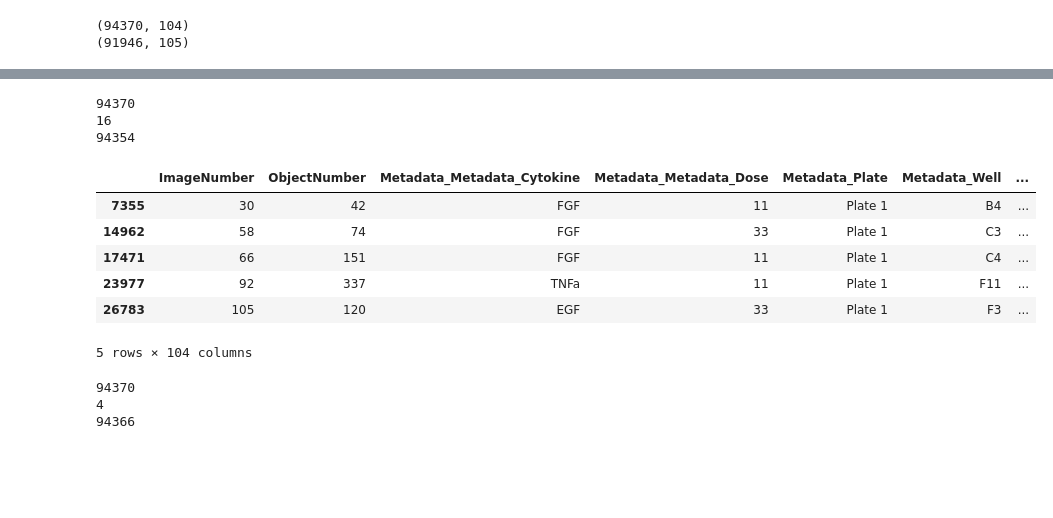
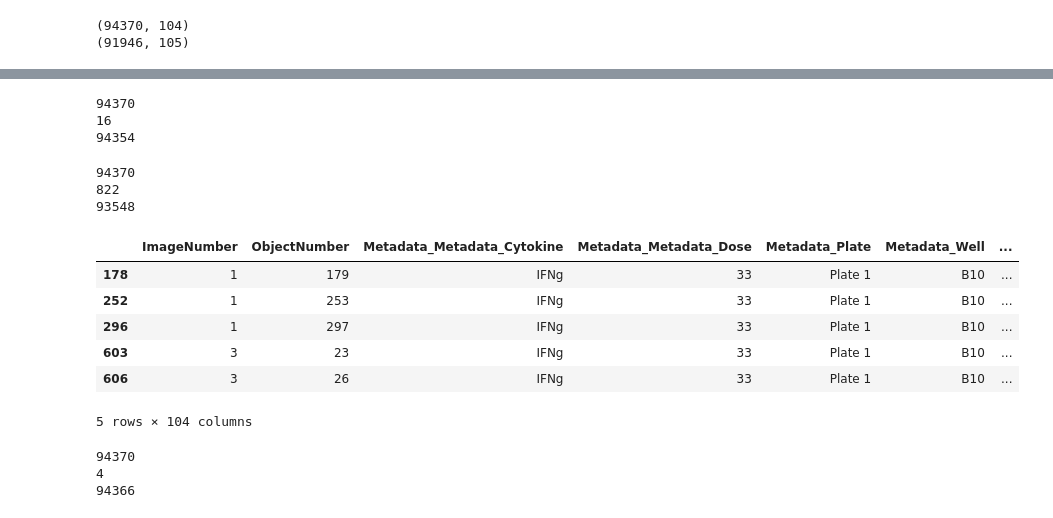
Before and after one commit to hww1999/HTI, a Jupyter notebook: Preprocessing/data_cleaning.ipynb, the cells around one changed output, grey strips where cells are left out. Saved outputs shown, nothing was run; the diff lists cells and outputs as text; code cells hidden in the pictures; blank space fills up the shorter version.

```diff
--- a/Preprocessing/data_cleaning.ipynb
+++ b/Preprocessing/data_cleaning.ipynb
@@ -226,10 +228,13 @@ def replace_outliers_with_sd(df, feature, c, d, w, n):
     bool_col = (sub_df < (m - n * sd)) | (sub_df > (m + n * sd))
     return bool_col
 # %%
+# This is the function that we'll use to tally all of the outliers for a given object within an image (i.e by row)
+
 def outlier_detection(df, sd, thresh):
     df_copy = df.copy()
     features = df_copy.columns[6:]
 
+    #threshold = 1 # Un-comment this line and comment the one below if you don't want to implement a threshold
     threshold = round(thresh * len(features))
 
     # Preferable to groupby as this maintains the unique combination of cytokine, dose, and well in the same
@@ -256,7 +261,7 @@ def outlier_detection(df, sd, thresh):
         # again, this is calculating the outliers for each specific cytokine, dose, and well in
         # the same order they appear in the original dataframe.
         for feature in features:
-            test = replace_outliers_with_sd(cell_df, feature, cytokine, dose, well, sd)
+            test = replace_outliers_with_sd(df_copy, feature, cytokine, dose, well, sd)
             col_name = feature + '_outliers'
             outlier_cols.loc[:, col_name] = test
 
@@ -264,11 +269,11 @@ def outlier_detection(df, sd, thresh):
 
     # get the sum value where an image is an outlier for each feature (i.e True from the above function)
     cols = all_outliers.columns
-    cell_df['Outlier_Count'] = (all_outliers[cols] == True).sum(1)
+    df['Outlier_Count'] = (all_outliers[cols] == True).sum(1)
 
     # Get the images that have outliers that exceed our threshold and those that don't
-    outliers = cell_df[cell_df['Outlier_Count'] >= threshold]
-    sub_data = cell_df[cell_df['Outlier_Count'] < threshold]
+    outliers = df[df['Outlier_Count'] >= threshold]
+    sub_data = df[df['Outlier_Count'] < threshold]
 
     # Drop the outlier count columns in both datasets
     outliers.drop(['Outlier_Count'], axis=1, inplace=True)
@@ -277,22 +282,33 @@ def outlier_detection(df, sd, thresh):
     # I'm only returning the outliers for the team to show our sponsors which images are outliers.
     # We can remove this part of the function in our final product.
     return outliers, sub_data
+# %%
+outliers, real_data = outlier_detection(cell_data, 5, 0.3) # at 5 SD and a threshold of 30% of features
+
+print(len(cell_data))
+print(len(outliers))
+print(len(real_data))
+# %% [output]
+94370
+16
+94354
 # %%
-outliers, real_data = outlier_detection(cell_data, 5, 0.3)
+outliers, real_data = outlier_detection(cell_data, 5, 0.1) # at 5 SD and a threshold of 10% of features
 
 print(len(cell_data))
 print(len(outliers))
 print(len(real_data))
+
 outliers.head()
 # %% [output]
 94370
-16
-94354
+822
+93548
 |  | ImageNumber | ObjectNumber | Metadata_Metadata_Cytokine | Metadata_Metadata_Dose | Metadata_Plate | Metadata_Well | ... |
-| 7355 | 30 | 42 | FGF | 11 | Plate 1 | B4 | ... |
-| 14962 | 58 | 74 | FGF | 33 | Plate 1 | C3 | ... |
-| 17471 | 66 | 151 | FGF | 11 | Plate 1 | C4 | ... |
-| 23977 | 92 | 337 | TNFa | 11 | Plate 1 | F11 | ... |
-| 26783 | 105 | 120 | EGF | 33 | Plate 1 | F3 | ... |
+| 178 | 1 | 179 | IFNg | 33 | Plate 1 | B10 | ... |
+| 252 | 1 | 253 | IFNg | 33 | Plate 1 | B10 | ... |
+| 296 | 1 | 297 | IFNg | 33 | Plate 1 | B10 | ... |
+| 603 | 3 | 23 | IFNg | 33 | Plate 1 | B10 | ... |
+| 606 | 3 | 26 | IFNg | 33 | Plate 1 | B10 | ... |
 5 rows × 104 columns
 # %%
```
Also changed, not shown: parts of 10 cells of this notebook.
